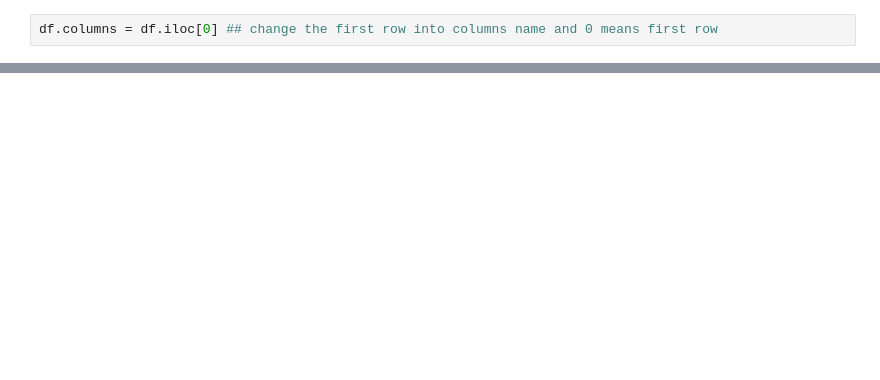
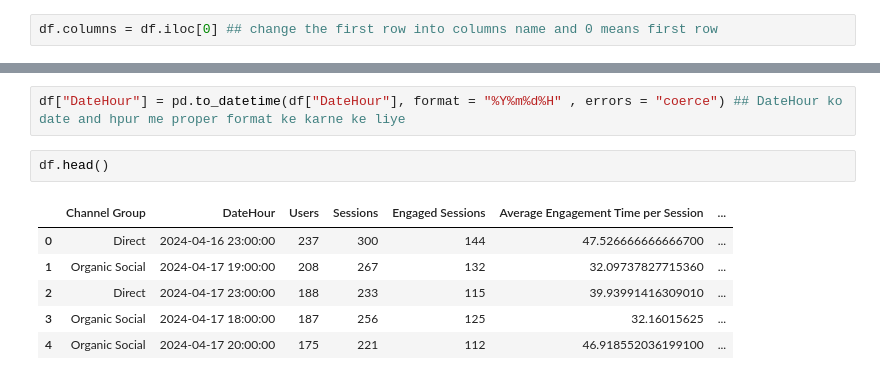
Before and after one commit to Dhananjay0705/Website-Data-Analysis-with-Python, a Jupyter notebook: Website_performance_Analysis.ipynb, the cells around one changed output, grey strips where cells are left out. Saved outputs shown, nothing was run; the diff lists cells and outputs as text; blank space fills up the shorter version.

```diff
--- a/Website_performance_Analysis.ipynb
+++ b/Website_performance_Analysis.ipynb
@@ -31,0 +63,11 @@ df.colums = ["Channel Group","DateHour","Users","Sessions","Engaged Sessions","A
+# %%
+df["DateHour"] = pd.to_datetime(df["DateHour"], format = "%Y%m%d%H" , errors = "coerce") ## DateHour ko date and hpur me proper format ke karne ke liye
+# %%
+df.head()
+# %% [output]
+|  | Channel Group | DateHour | Users | Sessions | Engaged Sessions | Average Engagement Time per Session | ... |
+| 0 | Direct | 2024-04-16 23:00:00 | 237 | 300 | 144 | 47.526666666666700 | ... |
+| 1 | Organic Social | 2024-04-17 19:00:00 | 208 | 267 | 132 | 32.09737827715360 | ... |
+| 2 | Direct | 2024-04-17 23:00:00 | 188 | 233 | 115 | 39.93991416309010 | ... |
+| 3 | Organic Social | 2024-04-17 18:00:00 | 187 | 256 | 125 | 32.16015625 | ... |
+| 4 | Organic Social | 2024-04-17 20:00:00 | 175 | 221 | 112 | 46.918552036199100 | ... |
```
Also changed, not shown: parts of 5 cells of this notebook.
